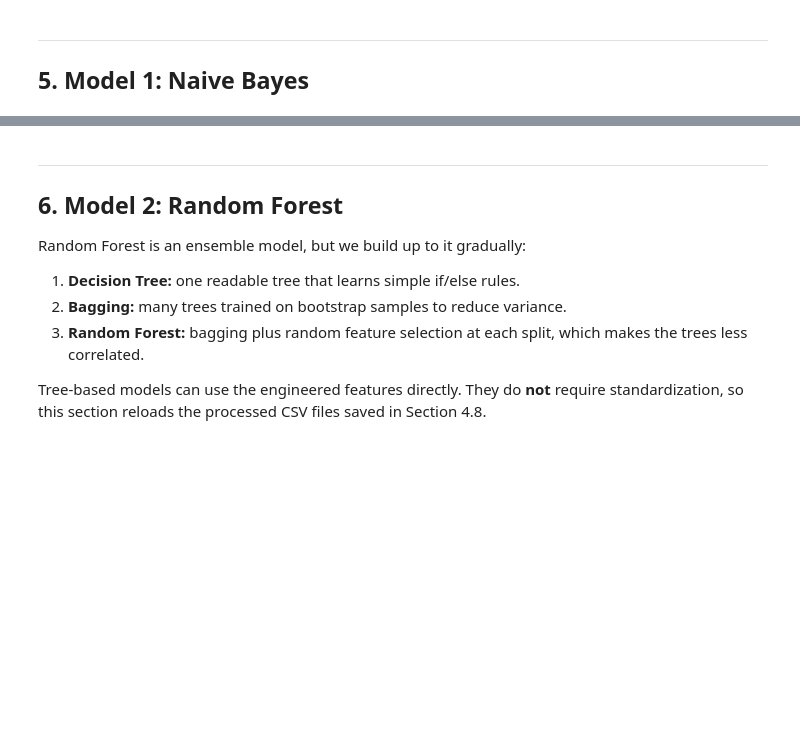
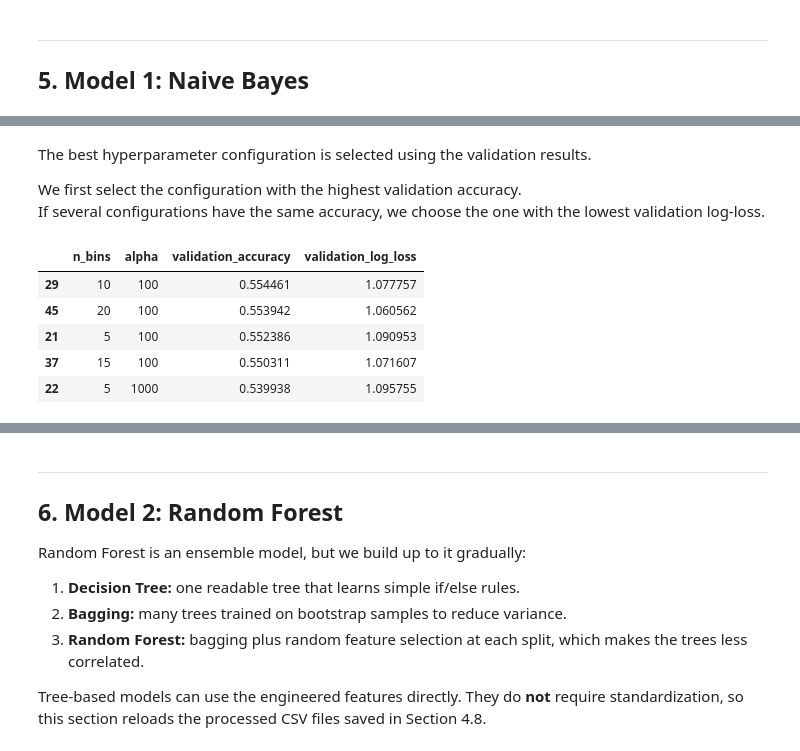
Before and after one commit to Am1neX/Project_INFOH410, a Jupyter notebook: notebooks/football_prediction.ipynb, the cells around one changed output, grey strips where cells are left out. Cells and saved outputs as stored; diff of their text form; code cells hidden in the pictures; blank space fills up the shorter version.

```diff
--- a/notebooks/football_prediction.ipynb
+++ b/notebooks/football_prediction.ipynb
@@ -883,0 +1312,68 @@ Saved processed data to '../data/processed/'
+# %% [markdown]
+The best hyperparameter configuration is selected using the validation results.
+
+We first select the configuration with the highest validation accuracy.
+If several configurations have the same accuracy, we choose the one with the lowest validation log-loss.
+# %%
+alpha_values = [1, 2, 3, 5, 10, 100, 1000, 10000]
+n_bins_values = [2, 3, 5, 10, 15, 20]
+
+tuning_results = []
+
+for n_bins in n_bins_values:
+    X_train_nb_temp, X_val_nb_temp, _, _ = prepare_nb_datasets(
+        X_train=X_train,
+        X_val=X_val,
+        X_test=X_test,
+        continuous_cols=CONTINUOUS_FEATURE_COLS,
+        n_bins=n_bins
+    )
+
+    for alpha in alpha_values:
+        model = train_naive_bayes(
+            X_train=X_train_nb_temp,
+            y_train=y_train,
+            alpha=alpha
+        )
+
+        y_val_pred = predict_naive_bayes(
+            model=model,
+            X=X_val_nb_temp
+        )
+
+        y_val_proba = predict_proba_naive_bayes(
+            model=model,
+            X=X_val_nb_temp
+        )
+
+        y_val_proba = y_val_proba[model["classes"]]
+
+        validation_accuracy = accuracy_score(y_val, y_val_pred)
+        validation_log_loss = log_loss(
+            y_val,
+            y_val_proba,
+            labels=model["classes"]
+        )
+
+        tuning_results.append({
+            "n_bins": n_bins,
+            "alpha": alpha,
+            "validation_accuracy": validation_accuracy,
+            "validation_log_loss": validation_log_loss
+        })
+
+tuning_results_df = pd.DataFrame(tuning_results)
+
+display(
+    tuning_results_df.sort_values(
+        by=["validation_accuracy", "validation_log_loss"],
+        ascending=[False, True]
+    ).head(5)
+)
+# %% [output]
+|  | n_bins | alpha | validation_accuracy | validation_log_loss |
+| 29 | 10 | 100 | 0.554461 | 1.077757 |
+| 45 | 20 | 100 | 0.553942 | 1.060562 |
+| 21 | 5 | 100 | 0.552386 | 1.090953 |
+| 37 | 15 | 100 | 0.550311 | 1.071607 |
+| 22 | 5 | 1000 | 0.539938 | 1.095755 |
```
Also changed, not shown: parts of 88 cells of this notebook.
